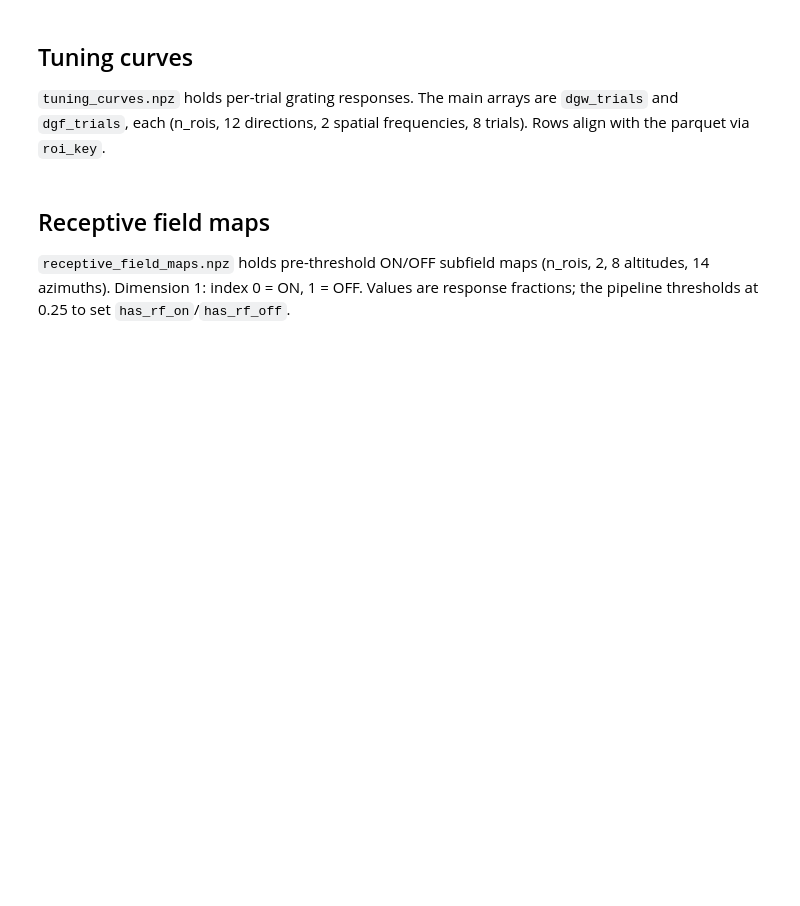
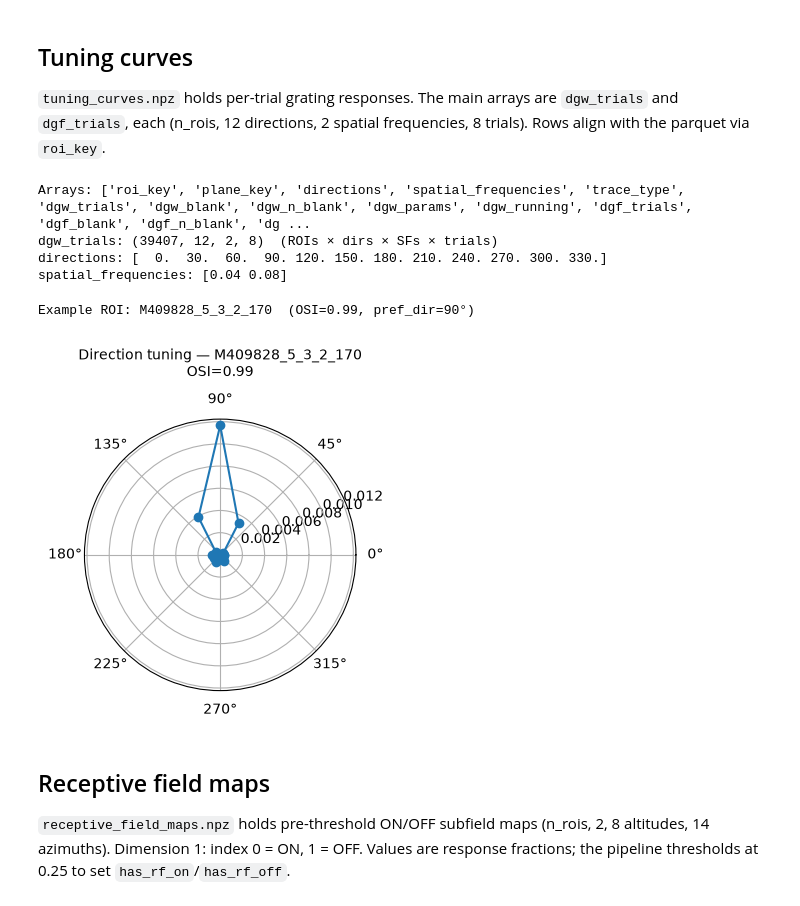
Before and after one commit to bpdanskin/v1dd-functional-metrics, a Jupyter notebook: docs/notebooks/asset_access.ipynb, the cells around one changed output. Saved outputs shown, nothing was run; the diff lists cells and outputs as text; code cells hidden in the pictures; blank space fills up the shorter version.

Commit message:
added asset, ran access notebooks

```diff
--- a/docs/notebooks/asset_access.ipynb
+++ b/docs/notebooks/asset_access.ipynb
@@ -11,7 +11,8 @@ import matplotlib.pyplot as plt
 from pathlib import Path
 
 # In Code Ocean the asset mounts at /data; locally, point to the results directory.
-ASSET = Path("../../results/409828_V1DD_functional_metrics_2026-09-09_01-41-33")
+# ASSET = Path("../../results/409828_V1DD_functional_metrics_2026-09-09_01-41-33")
+ASSET = Path("../../data/409828_V1DD_functional_metrics")
 assert ASSET.exists(), f"Asset not found at {ASSET}. Adjust the path for your environment."
 # %% [markdown]
 ## The per-ROI table
@@ -48,26 +69,34 @@ print("Arrays:", list(tc.files))
 print(f"dgw_trials: {tc['dgw_trials'].shape}  (ROIs × dirs × SFs × trials)")
 print(f"directions: {tc['directions']}")
 print(f"spatial_frequencies: {tc['spatial_frequencies']}")
+# %% [output]
+Arrays: ['roi_key', 'plane_key', 'directions', 'spatial_frequencies', 'trace_type', 'dgw_trials', 'dgw_blank', 'dgw_n_blank', 'dgw_params', 'dgw_running', 'dgf_trials', 'dgf_blank', 'dgf_n_blank', 'dg ...
+dgw_trials: (39407, 12, 2, 8)  (ROIs × dirs × SFs × trials)
+directions: [  0.  30.  60.  90. 120. 150. 180. 210. 240. 270. 300. 330.]
+spatial_frequencies: [0.04 0.08]
 # %%
 # Pick a well-tuned ROI: high OSI, high confidence
-candidates = df[(df.dgw_osi > 0.8) & (df.pika_roi_confidence > 0.9) & (df.snr > 5)]
+candidates = df[(df.dgw_osi > 0.95) & (df.pika_roi_confidence > 0.9) & (df.snr > 5) & (df.dgw_lifetime_sparseness >0.95)]
 example = candidates.iloc[0]
 idx = df.index.get_loc(example.name)
 print(f"Example ROI: {example.roi_key}  (OSI={example.dgw_osi:.2f}, pref_dir={example.dgw_preferred_dir:.0f}°)")
 
 # Trial-mean tuning curve at the preferred spatial frequency
 sf_idx = int(example.dgw_preferred_sf)
 trials = tc["dgw_trials"][idx, :, sf_idx, :]  # (12 dirs, 8 trials)
 mean_resp = np.nanmean(trials, axis=1)
 dirs_rad = np.deg2rad(tc["directions"])
 
 fig, ax = plt.subplots(subplot_kw={"projection": "polar"}, figsize=(4, 4))
 ax.plot(np.append(dirs_rad, dirs_rad[0]), np.append(mean_resp, mean_resp[0]), "o-", lw=1.5)
 ax.set_title(f"Direction tuning — {example.roi_key}\nOSI={example.dgw_osi:.2f}", fontsize=10, pad=12)
 ax.set_theta_zero_location("E")
 ax.set_theta_direction(1)
 plt.tight_layout()
 plt.show()
+# %% [output]
+Example ROI: M409828_5_3_2_170  (OSI=0.99, pref_dir=90°)
+[figure, added]
 # %% [markdown]
 ## Receptive field maps
 
```
Also changed, not shown: parts of 5 cells of this notebook, 2 other files.
